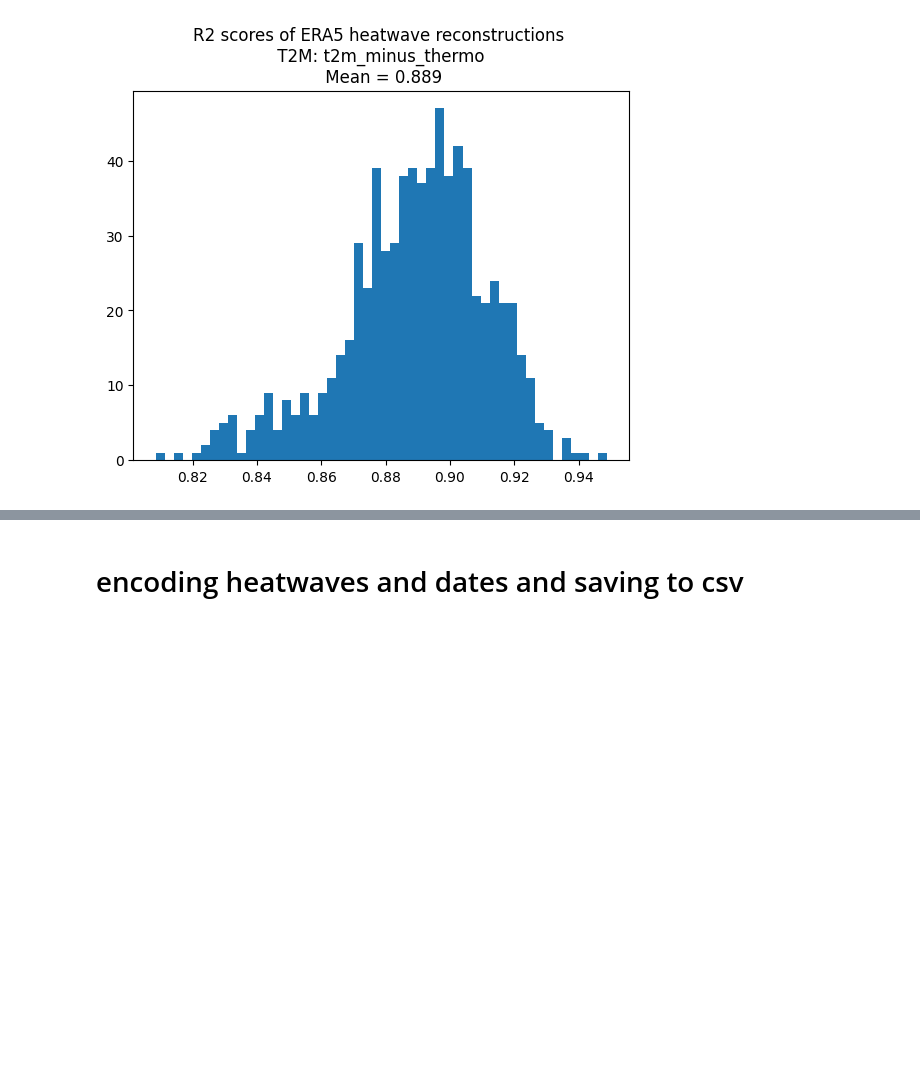
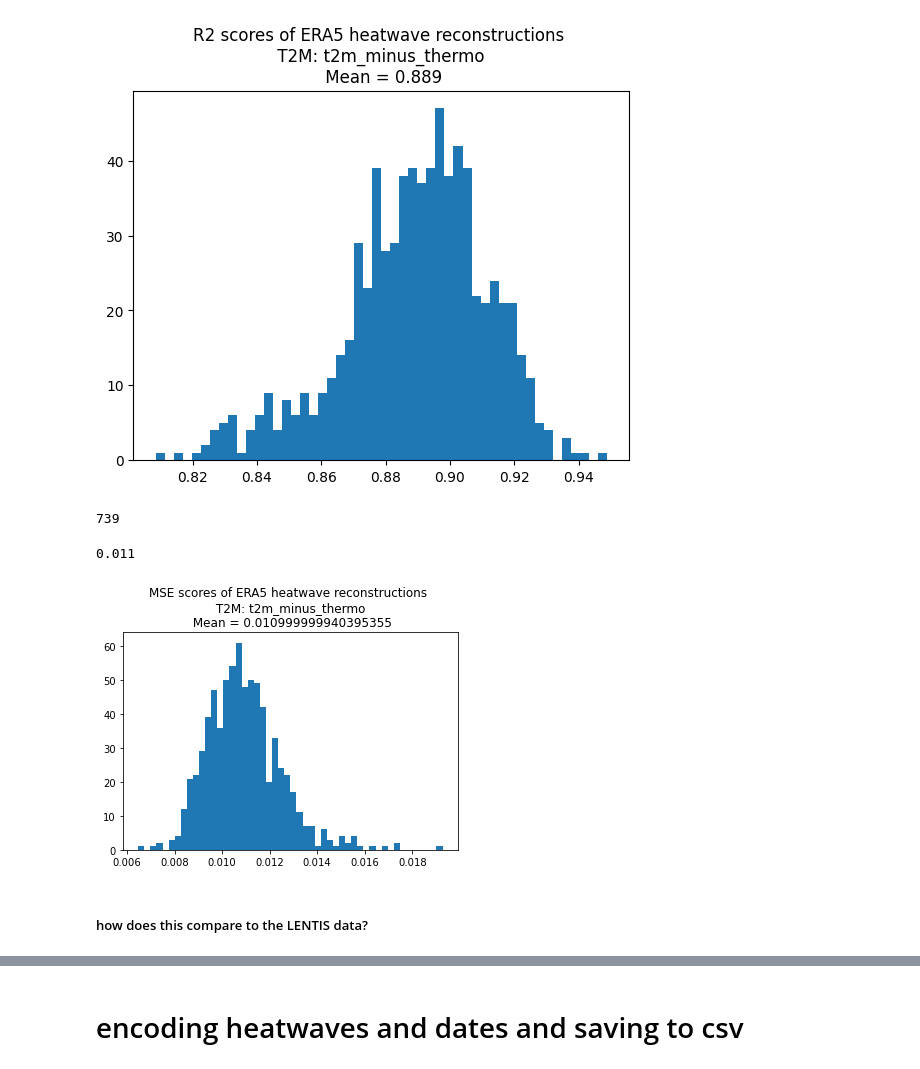
Before and after one commit to tamarahappe/HeaT, a Jupyter notebook: Notebooks/VAE_heatwave_reconstruction_ERA5.ipynb, the cells around one changed output, grey strips where cells are left out. Saved outputs shown, nothing was run; the diff lists cells and outputs as text; code cells hidden in the pictures; blank space fills up the shorter version.

Commit message:
changes to data paths and loading modules, adding MSE reconstruction error calculations, added comparison to LENTIS and statistics

```diff
--- a/Notebooks/VAE_heatwave_reconstruction_ERA5.ipynb
+++ b/Notebooks/VAE_heatwave_reconstruction_ERA5.ipynb
@@ -61,7 +66,7 @@ t2m_name = "t2m_minus_thermo"
 
 assert t2m_name in ["t2m", "t2m_dynamic", "t2m_minus_thermo"], "data not available for this var"
 
-tf_record_file = f"{data_path}/tf_records/TF_record_ERA5_{t2m_name}_1940-2023_standardization_cut.tfrecord"
+tf_record_file = f"{tf_record_path}/TF_record_ERA5_{t2m_name}_1940-2023_standardization_cut.tfrecord"
 # %%
 data = load_tfrecords_ERA5(tf_record_file)
 # %% [output]
@@ -129,3 +178,22 @@ plt.title(f"R2 scores of ERA5 heatwave reconstructions \n T2M: {t2m_name} \n Mea
 plt.show()
 # %% [output]
 [figure]
+# %%
+MSE_era5 = get_MSE_reconstructed_ERA5(VAE_model[1], VAE_model[0], data_parsed)
+# %%
+len(MSE_era5)
+# %% [output]
+739
+# %%
+plt.clf()
+
+plt.hist(MSE_era5, bins=50)
+mean_rounded = round(np.mean(MSE_era5), 3)
+print(mean_rounded)
+plt.title(f"MSE scores of ERA5 heatwave reconstructions \n T2M: {t2m_name} \n Mean = {mean_rounded}")
+plt.show()
+# %% [output]
+0.011
+[figure, added]
+# %% [markdown]
+##### how does this compare to the LENTIS data?
```
Also changed, not shown: parts of 33 cells of this notebook, 2 other files.
